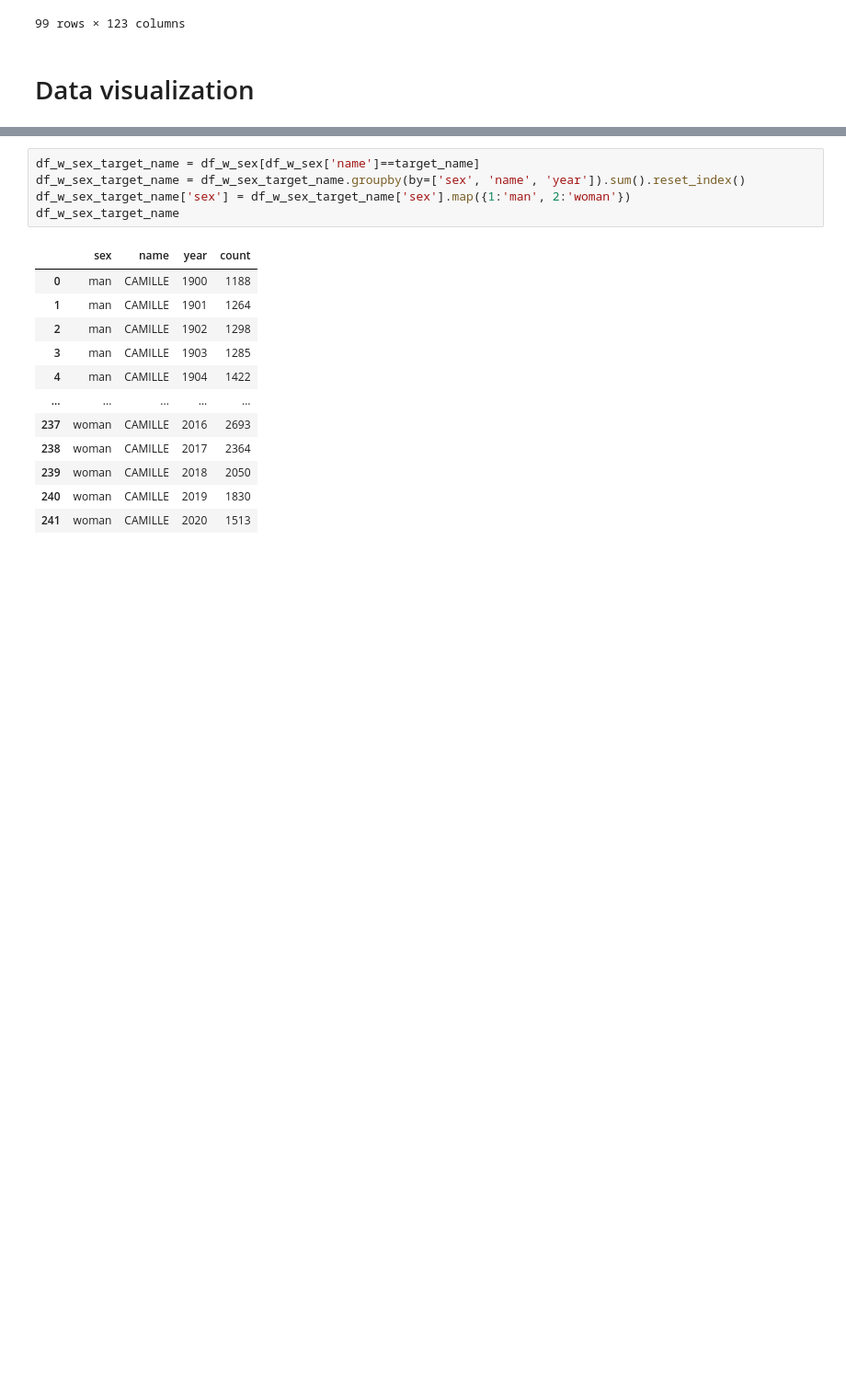
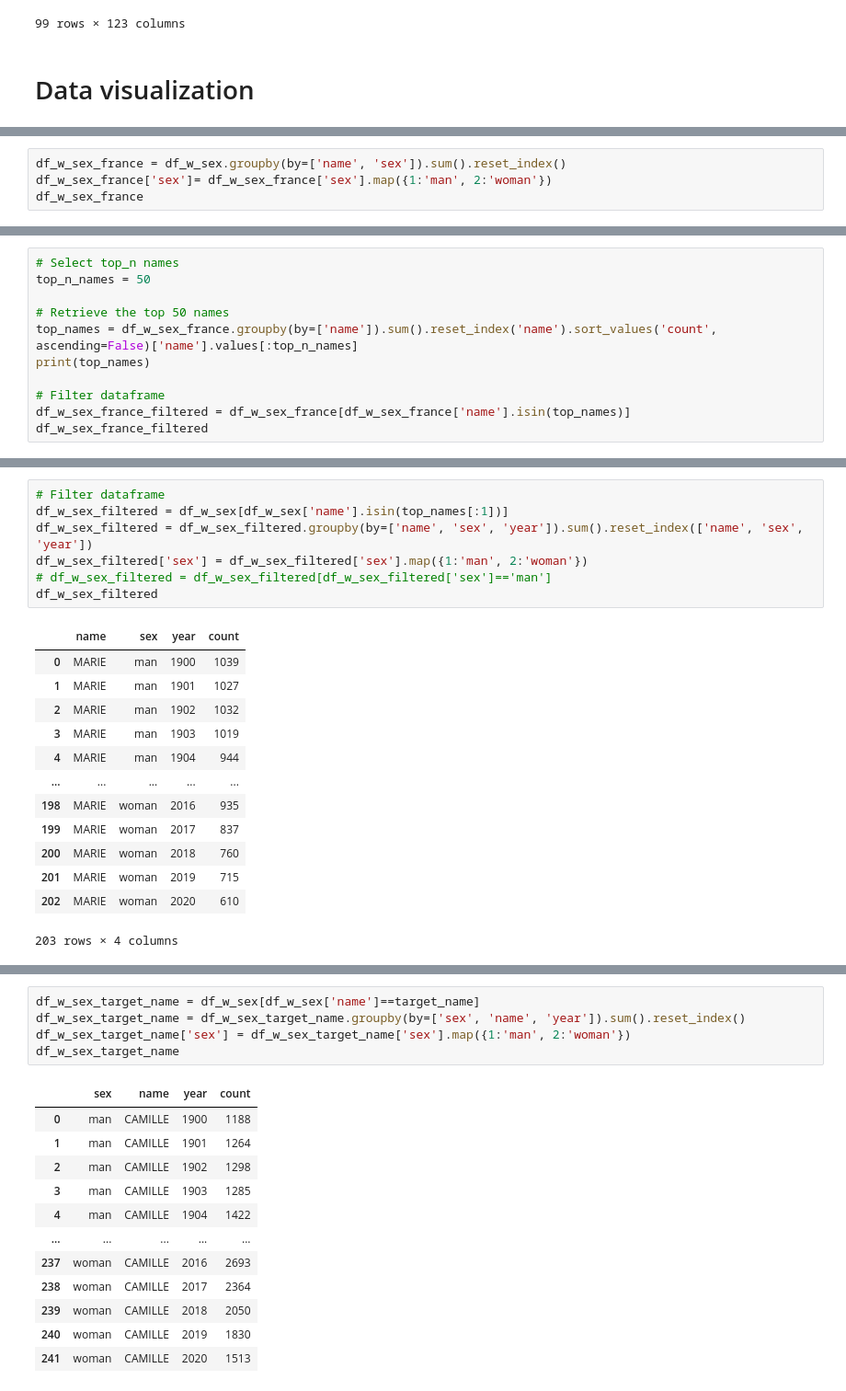
Before and after one commit to lbrejon/data-viz, a Jupyter notebook: notebooks/5.0-main.ipynb, the cells around one changed output, grey strips where cells are left out. Shown at 92% size. Saved outputs shown, nothing was run; the diff lists cells and outputs as text; blank space fills up the shorter version.

```diff
--- a/notebooks/5.0-main.ipynb
+++ b/notebooks/5.0-main.ipynb
@@ -177,0 +176,4 @@ df_target_name_per_year
+# %%
+df_w_sex_france = df_w_sex.groupby(by=['name', 'sex']).sum().reset_index()
+df_w_sex_france['sex']= df_w_sex_france['sex'].map({1:'man', 2:'woman'})
+df_w_sex_france
@@ -177,0 +194,11 @@ df_target_name_per_year
+# %%
+# Select top_n names
+top_n_names = 50
+
+# Retrieve the top 50 names
+top_names = df_w_sex_france.groupby(by=['name']).sum().reset_index('name').sort_values('count', ascending=False)['name'].values[:top_n_names]
+print(top_names)
+
+# Filter dataframe
+df_w_sex_france_filtered = df_w_sex_france[df_w_sex_france['name'].isin(top_names)]
+df_w_sex_france_filtered
@@ -177,0 +284,21 @@ df_target_name_per_year
+# %%
+# Filter dataframe
+df_w_sex_filtered = df_w_sex[df_w_sex['name'].isin(top_names[:1])]
+df_w_sex_filtered = df_w_sex_filtered.groupby(by=['name', 'sex', 'year']).sum().reset_index(['name', 'sex', 'year'])
+df_w_sex_filtered['sex'] = df_w_sex_filtered['sex'].map({1:'man', 2:'woman'})
+# df_w_sex_filtered = df_w_sex_filtered[df_w_sex_filtered['sex']=='man']
+df_w_sex_filtered
+# %% [output]
+|  | name | sex | year | count |
+| 0 | MARIE | man | 1900 | 1039 |
+| 1 | MARIE | man | 1901 | 1027 |
+| 2 | MARIE | man | 1902 | 1032 |
+| 3 | MARIE | man | 1903 | 1019 |
+| 4 | MARIE | man | 1904 | 944 |
+| ... | ... | ... | ... | ... |
+| 198 | MARIE | woman | 2016 | 935 |
+| 199 | MARIE | woman | 2017 | 837 |
+| 200 | MARIE | woman | 2018 | 760 |
+| 201 | MARIE | woman | 2019 | 715 |
+| 202 | MARIE | woman | 2020 | 610 |
+203 rows × 4 columns
```
Also changed, not shown: parts of 13 cells of this notebook.
